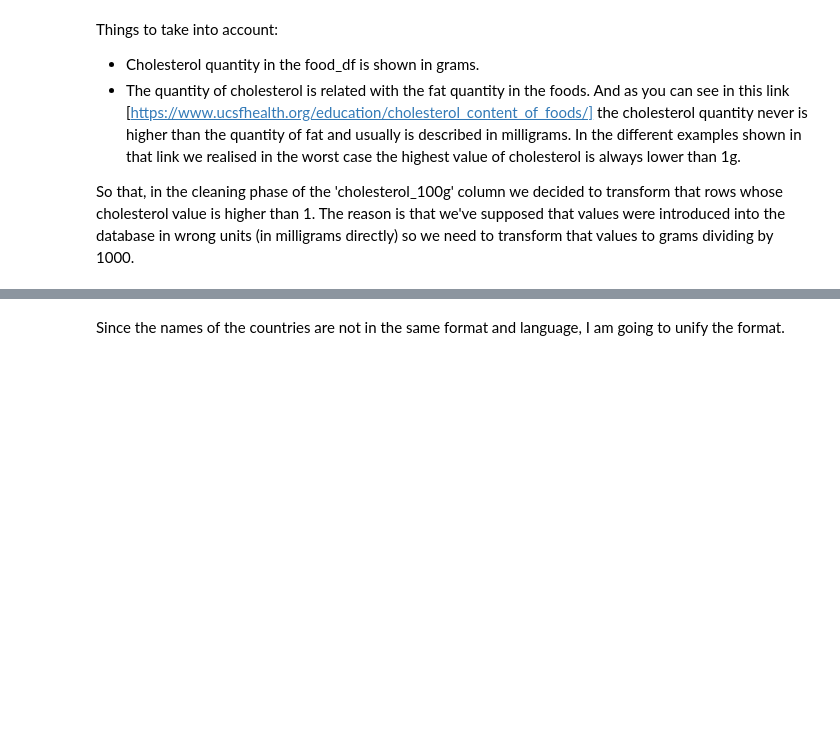
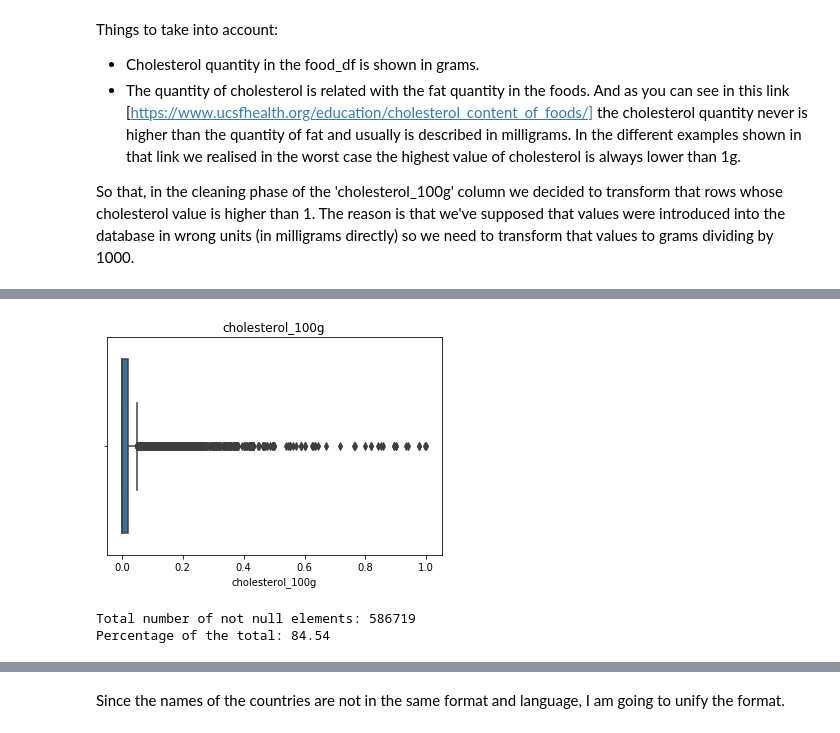
Before and after one commit to celine-y/open_food_facts, a Jupyter notebook: project.ipynb, the cells around one changed output, grey strips where cells are left out. Cells and saved outputs as stored; diff of their text form; code cells hidden in the pictures; blank space fills up the shorter version.

```diff
--- a/project.ipynb
+++ b/project.ipynb
@@ -144,0 +162,13 @@ def clean_columns (indexes, df, column_name):
+# %%
+def plot_boxplot (df, column_name):
+    sns.boxplot(x=df[column_name]).set_title(column_name)
+    plt.show()
+# %%
+plot_boxplot(food_df,'cholesterol_100g')
+# %% [output]
+[figure, added]
+# %%
+non_null_num(food_df,'fat_100g')
+# %% [output]
+Total number of not null elements: 586719
+Percentage of the total: 84.54
```
Also changed, not shown: parts of 7 cells of this notebook.
